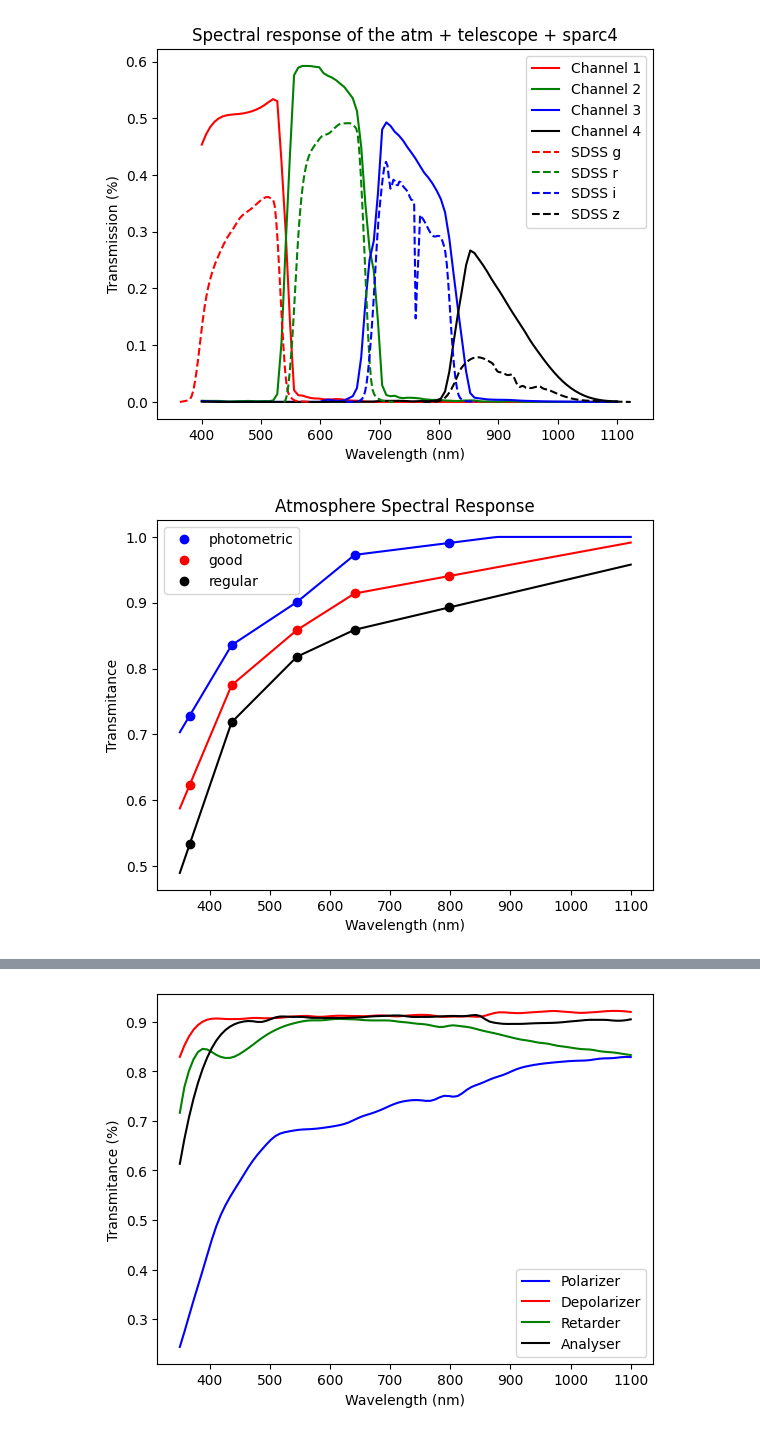
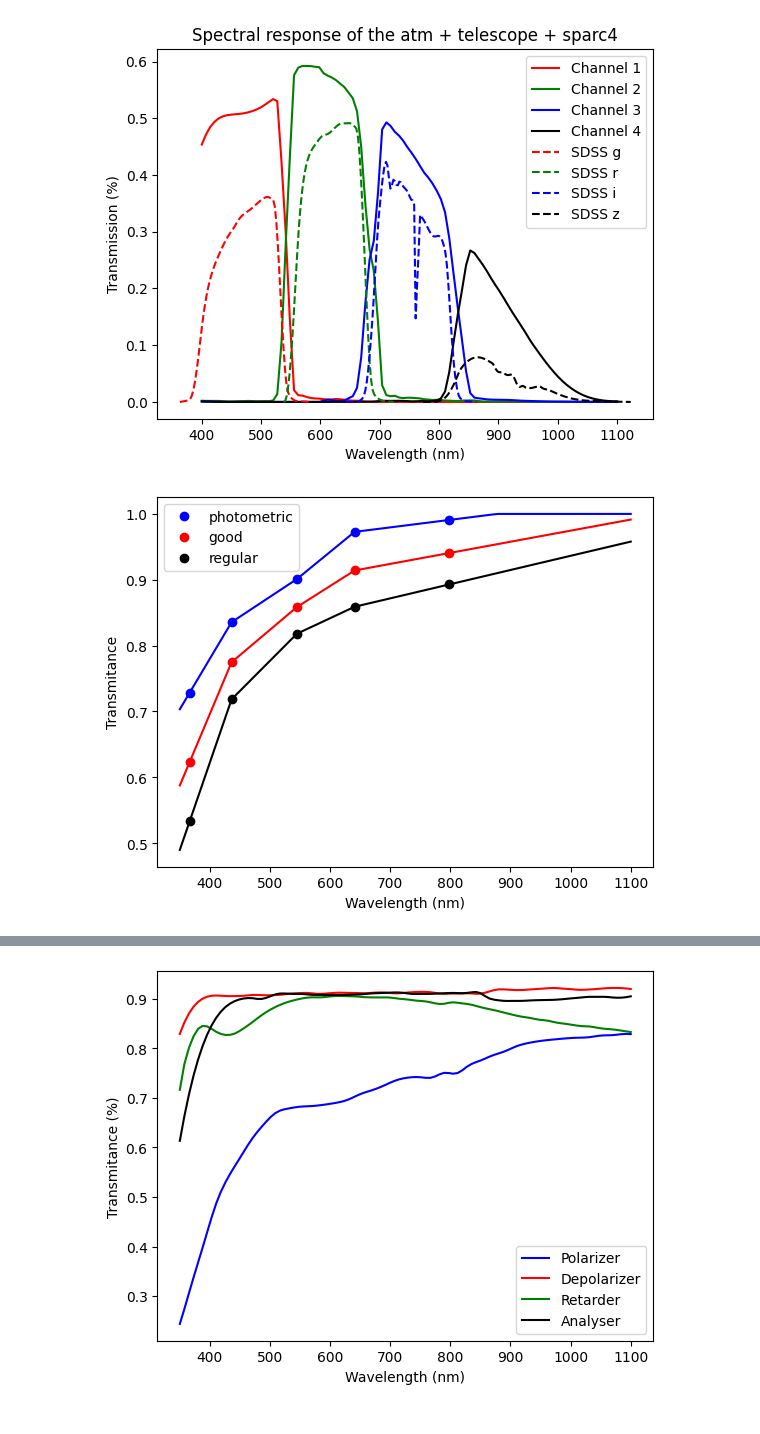
Before and after one commit to DBernardes/AIS, a Jupyter notebook: spectral_responses.ipynb, the cells around one changed output, grey strips where cells are left out. Cells and saved outputs as stored; diff of their text form; code cells hidden in the pictures.

```diff
--- a/spectral_responses.ipynb
+++ b/spectral_responses.ipynb
@@ -283,58 +283,36 @@ plt.show()
 
 
 from AIS.Spectral_Response import Atmosphere
-
 import matplotlib.pyplot as plt
-
 import numpy as np
-
 import pandas as pd
 
 
 obj_wavelength = np.linspace(350, 1100, 100)
-
 ss = pd.read_csv("AIS/Spectral_Response/willton.csv")
-
 wv = ss["Wavelength (nm)"]
 
 photometric = 10 ** (-0.4 * ss["photometric"])
-
 good = 10 ** (-0.4 * ss["good"])
-
 regular = 10 ** (-0.4 * ss["regular"])
-
 plt.plot(wv, photometric, "bo", label="photometric")
-
 plt.plot(wv, good, "ro", label="good")
-
 plt.plot(wv, regular, "ko", label="regular")
 
-
 atmosphere = Atmosphere()
-
 spectral_response = atmosphere.get_spectral_response(obj_wavelength, 1)
-
 plt.plot(obj_wavelength, spectral_response, "b")
-
 spectral_response = atmosphere.get_spectral_response(obj_wavelength, 1, "good")
-
 plt.plot(obj_wavelength, spectral_response, "r")
-
 spectral_response = atmosphere.get_spectral_response(obj_wavelength, 1, "regular")
-
 plt.plot(obj_wavelength, spectral_response, "k")
-
 plt.xlabel("Wavelength (nm)")
-
 plt.ylabel("Transmitance")
-
-plt.title("Atmosphere Spectral Response")
-
+# plt.title("Atmosphere Spectral Response")
 plt.legend()
-
 plt.savefig("notebook/figures/atmosphere_spec_response.png", dpi=300)
 # %% [output]
-[figure, old version]
+[figure, new version]
 # %%
 # PLOT SPECTRAL RESPONSE TELESCOPE
 
```
Also changed, not shown: parts of 4 cells of this notebook, 8 other files.
